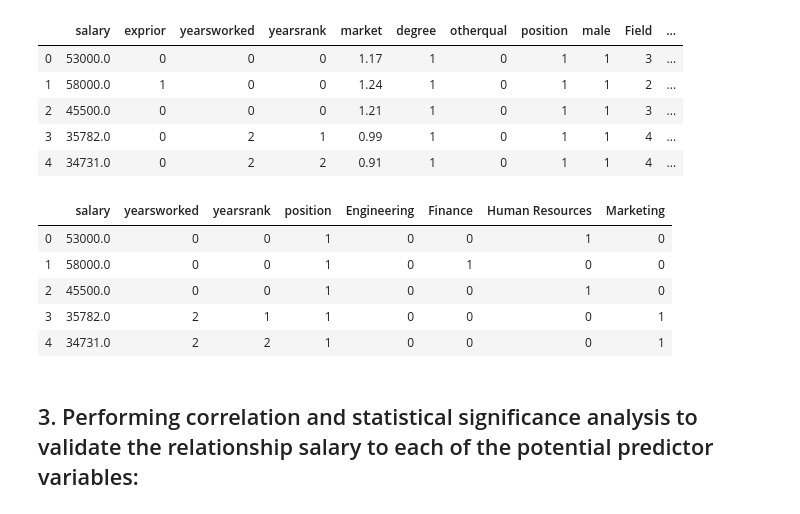
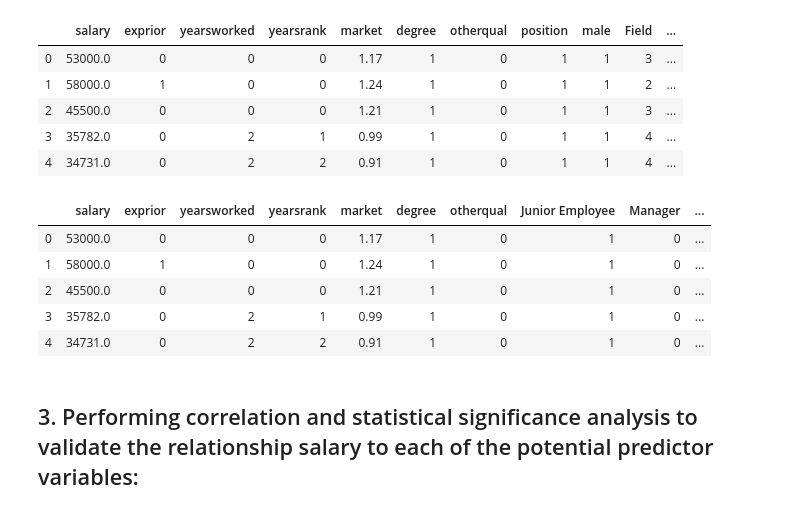
Before and after one commit to KhomotsoT/Multivariate_linear_regression, a Jupyter notebook: Multivariate_linear_regresion.ipynb, the cells around one changed output. Cells and saved outputs as stored; diff of their text form; code cells hidden in the pictures.

```diff
--- a/Multivariate_linear_regresion.ipynb
+++ b/Multivariate_linear_regresion.ipynb
@@ -158,7 +158,7 @@ By observing the above DataFrame we see a correlation in some of the features wh
 # %%
 #creating dummies
 field_dummies = pd.get_dummies(new_salary_data['Field'])
-# position_dummies = pd.get_dummies(new_salary_data['position'])
+position_dummies = pd.get_dummies(new_salary_data['position'])
 
 #renaming dummies
 field_dummies = field_dummies.rename(columns={1: "Engineering",
@@ -166,12 +166,12 @@ field_dummies = field_dummies.rename(columns={1: "Engineering",
                                          3: "Human Resources",
                                          4: "Marketing"})
 
-# position_dummies = position_dummies.rename(columns={1: "Junior Employee",
-#                                                     2: "Manager",
-#                                                     3:"Executive"})
+position_dummies = position_dummies.rename(columns={1: "Junior Employee",
+                                                    2: "Manager",
+                                                    3:"Executive"})
 
 #merging the field dummies with salary
-merged_dummies = pd.concat([new_salary_data, field_dummies] ,axis = 'columns', ignore_index=False)
+merged_dummies = pd.concat([new_salary_data, position_dummies ,field_dummies] ,axis = 'columns', ignore_index=False)
 merged_dummies.reset_index(drop=True, inplace=True)
 
 merged_dummies.head()
@@ -184,22 +184,19 @@ merged_dummies.head()
 | 4 | 34731.0 | 0 | 2 | 2 | 0.91 | 1 | 0 | 1 | 1 | 4 | ... |
 # %%
 # Dropiing columns not needed
-salary_predictors = merged_dummies.drop(["exprior",
-                                       "market",
-                                       "degree",
-                                       "otherqual",
+salary_predictors = merged_dummies.drop(["position",
                                        "male",
                                        "Field",
                                        "yearsabs"], axis = 'columns')
 
 salary_predictors.head()
 # %% [output]
-|  | salary | yearsworked | yearsrank | position | Engineering | Finance | Human Resources | Marketing |
-| 0 | 53000.0 | 0 | 0 | 1 | 0 | 0 | 1 | 0 |
-| 1 | 58000.0 | 0 | 0 | 1 | 0 | 1 | 0 | 0 |
-| 2 | 45500.0 | 0 | 0 | 1 | 0 | 0 | 1 | 0 |
-| 3 | 35782.0 | 2 | 1 | 1 | 0 | 0 | 0 | 1 |
-| 4 | 34731.0 | 2 | 2 | 1 | 0 | 0 | 0 | 1 |
+|  | salary | exprior | yearsworked | yearsrank | market | degree | otherqual | Junior Employee | Manager | ... |
+| 0 | 53000.0 | 0 | 0 | 0 | 1.17 | 1 | 0 | 1 | 0 | ... |
+| 1 | 58000.0 | 1 | 0 | 0 | 1.24 | 1 | 0 | 1 | 0 | ... |
+| 2 | 45500.0 | 0 | 0 | 0 | 1.21 | 1 | 0 | 1 | 0 | ... |
+| 3 | 35782.0 | 0 | 2 | 1 | 0.99 | 1 | 0 | 1 | 0 | ... |
+| 4 | 34731.0 | 0 | 2 | 2 | 0.91 | 1 | 0 | 1 | 0 | ... |
 # %% [markdown]
 ## 3. Performing correlation and statistical significance analysis to validate the relationship salary to each of the potential predictor variables:
 # %% [markdown]
```
Also changed, not shown: parts of 17 cells of this notebook.
